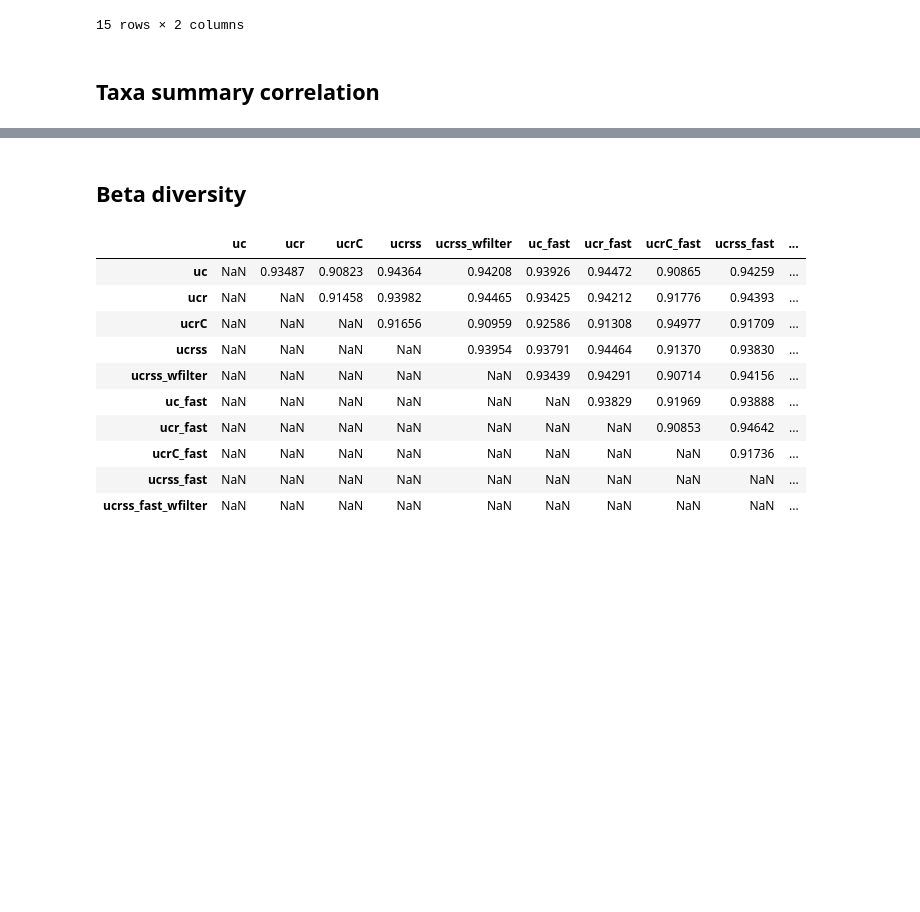
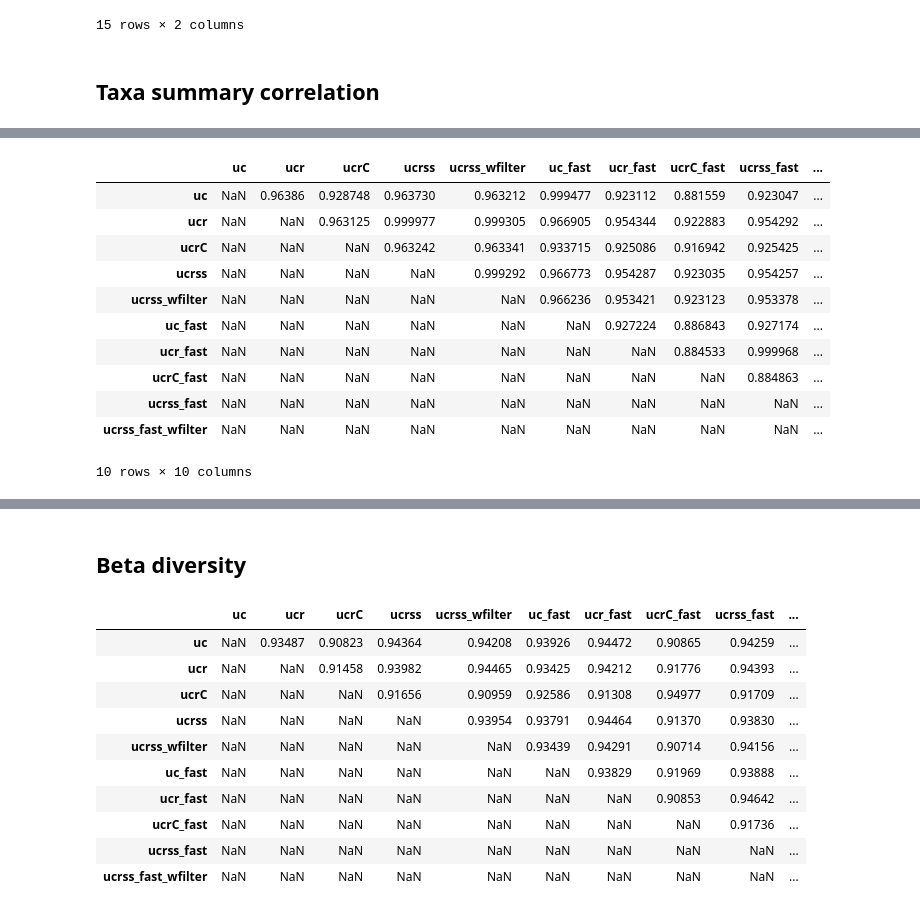
Before and after one commit to caporaso-lab/cloaked-octo-ninja, a Jupyter notebook: analyses.ipynb, the cells around one changed output, grey strips where cells are left out. Drawn from its saved outputs; the diff is of its cells as text; code cells hidden in the pictures; blank space fills up the shorter version.

```diff
--- a/analyses.ipynb
+++ b/analyses.ipynb
@@ -230,0 +220,17 @@ for data_set_id in data_set_ids:
+# %%
+df = pd.DataFrame(results['moving-pictures'][7])
+df = df.reindex_axis(order,axis=0).reindex_axis(order,axis=1)
+df
+# %% [output]
+|  | uc | ucr | ucrC | ucrss | ucrss_wfilter | uc_fast | ucr_fast | ucrC_fast | ucrss_fast | ... |
+| uc | NaN | 0.96386 | 0.928748 | 0.963730 | 0.963212 | 0.999477 | 0.923112 | 0.881559 | 0.923047 | ... |
+| ucr | NaN | NaN | 0.963125 | 0.999977 | 0.999305 | 0.966905 | 0.954344 | 0.922883 | 0.954292 | ... |
+| ucrC | NaN | NaN | NaN | 0.963242 | 0.963341 | 0.933715 | 0.925086 | 0.916942 | 0.925425 | ... |
+| ucrss | NaN | NaN | NaN | NaN | 0.999292 | 0.966773 | 0.954287 | 0.923035 | 0.954257 | ... |
+| ucrss_wfilter | NaN | NaN | NaN | NaN | NaN | 0.966236 | 0.953421 | 0.923123 | 0.953378 | ... |
+| uc_fast | NaN | NaN | NaN | NaN | NaN | NaN | 0.927224 | 0.886843 | 0.927174 | ... |
+| ucr_fast | NaN | NaN | NaN | NaN | NaN | NaN | NaN | 0.884533 | 0.999968 | ... |
+| ucrC_fast | NaN | NaN | NaN | NaN | NaN | NaN | NaN | NaN | 0.884863 | ... |
+| ucrss_fast | NaN | NaN | NaN | NaN | NaN | NaN | NaN | NaN | NaN | ... |
+| ucrss_fast_wfilter | NaN | NaN | NaN | NaN | NaN | NaN | NaN | NaN | NaN | ... |
+10 rows × 10 columns
```
Also changed, not shown: parts of 6 cells of this notebook.
